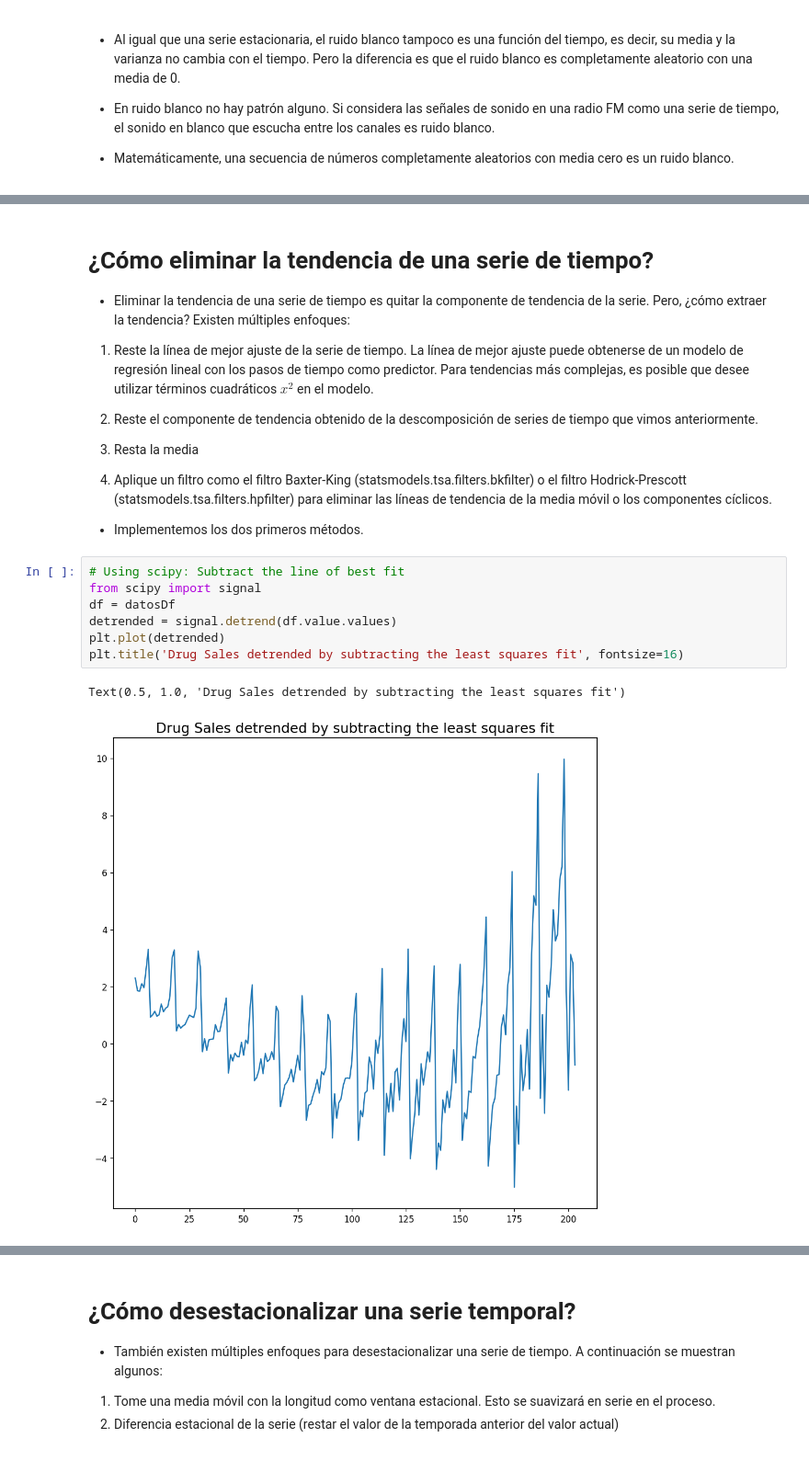
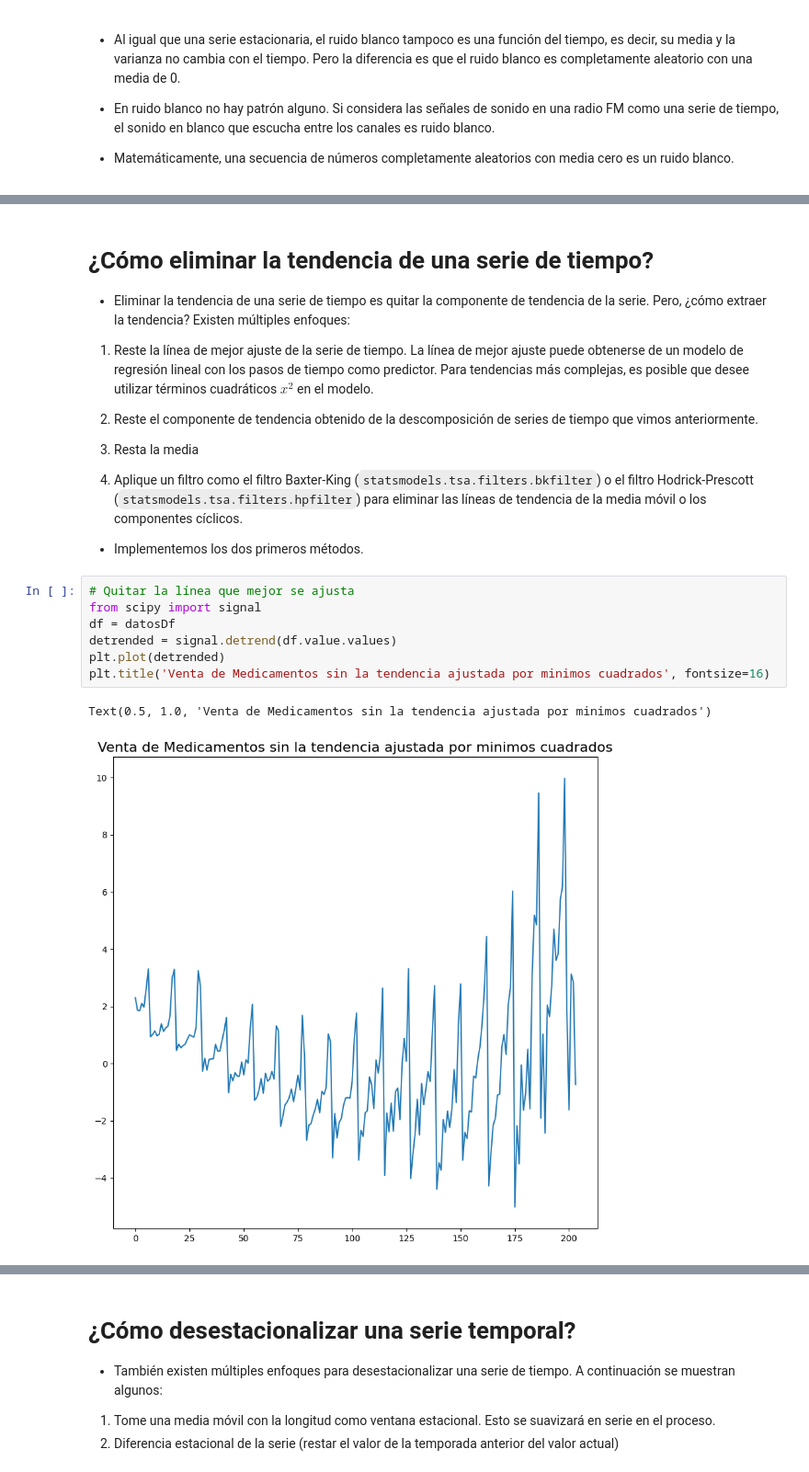
Before and after one commit to fernanvilla/MOSIS_2021_1S, a Jupyter notebook: MOSIS_Unidad_03_Practica02_Taller_Series_Tiempo.ipynb, the cells around one changed output, grey strips where cells are left out. Shown at 92% size. Cells and saved outputs as stored; diff of their text form.

```diff
--- a/MOSIS_Unidad_03_Practica02_Taller_Series_Tiempo.ipynb
+++ b/MOSIS_Unidad_03_Practica02_Taller_Series_Tiempo.ipynb
@@ -480,17 +485,17 @@ pd.Series(randvals).plot(title='Random White Noise', color='k')
 
 3. Resta la media
 
-4. Aplique un filtro como el filtro Baxter-King (statsmodels.tsa.filters.bkfilter) o el filtro Hodrick-Prescott (statsmodels.tsa.filters.hpfilter) para eliminar las líneas de tendencia de la media móvil o los componentes cíclicos.
+4. Aplique un filtro como el filtro Baxter-King (`statsmodels.tsa.filters.bkfilter`) o el filtro Hodrick-Prescott (`statsmodels.tsa.filters.hpfilter`) para eliminar las líneas de tendencia de la media móvil o los componentes cíclicos.
 
 * Implementemos los dos primeros métodos.
 # %%
-# Using scipy: Subtract the line of best fit
+# Quitar la línea que mejor se ajusta
 from scipy import signal
 df = datosDf
 detrended = signal.detrend(df.value.values)
 plt.plot(detrended)
-plt.title('Drug Sales detrended by subtracting the least squares fit', fontsize=16)
+plt.title('Venta de Medicamentos sin la tendencia ajustada por minimos cuadrados', fontsize=16)
 # %% [output]
-Text(0.5, 1.0, 'Drug Sales detrended by subtracting the least squares fit')
+Text(0.5, 1.0, 'Venta de Medicamentos sin la tendencia ajustada por minimos cuadrados')
-[figure, old version]
+[figure, new version]
 # %%
```
Also changed, not shown: parts of 41 cells of this notebook.
